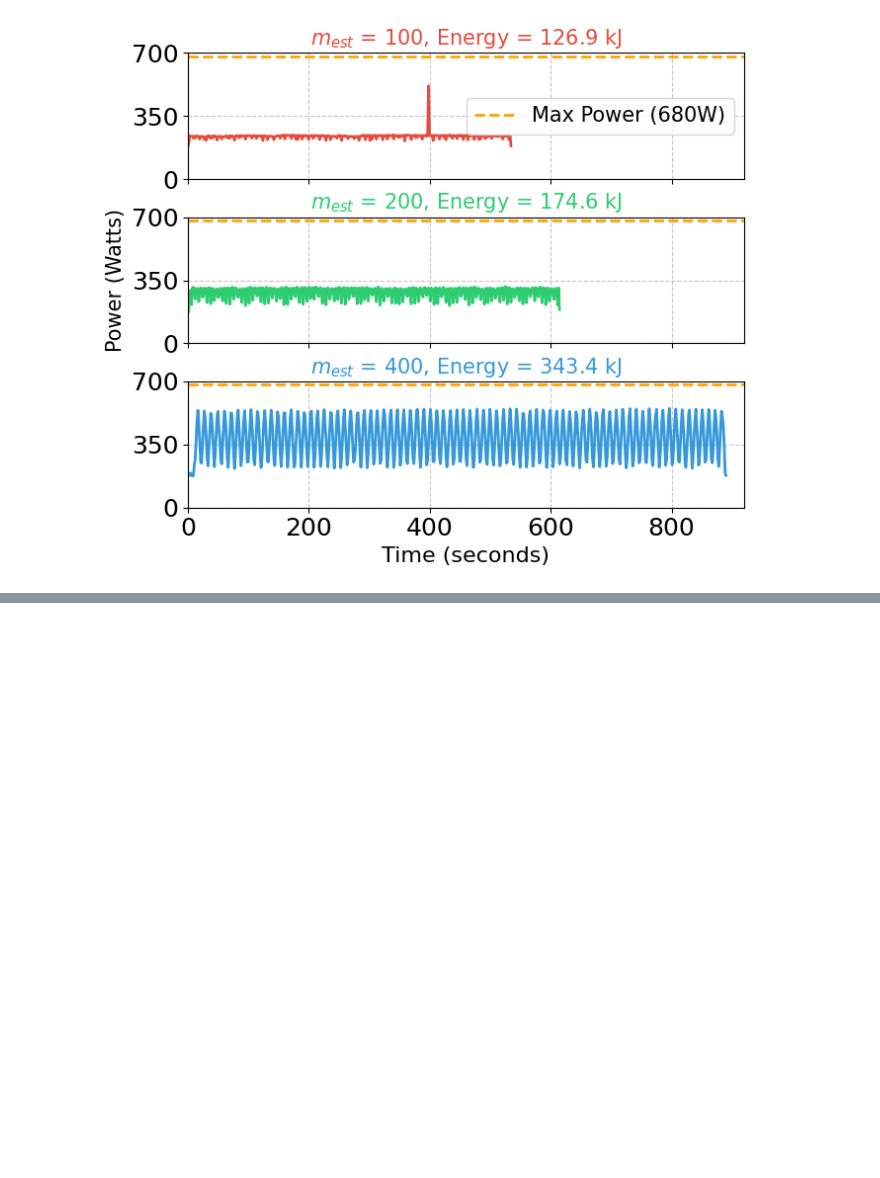
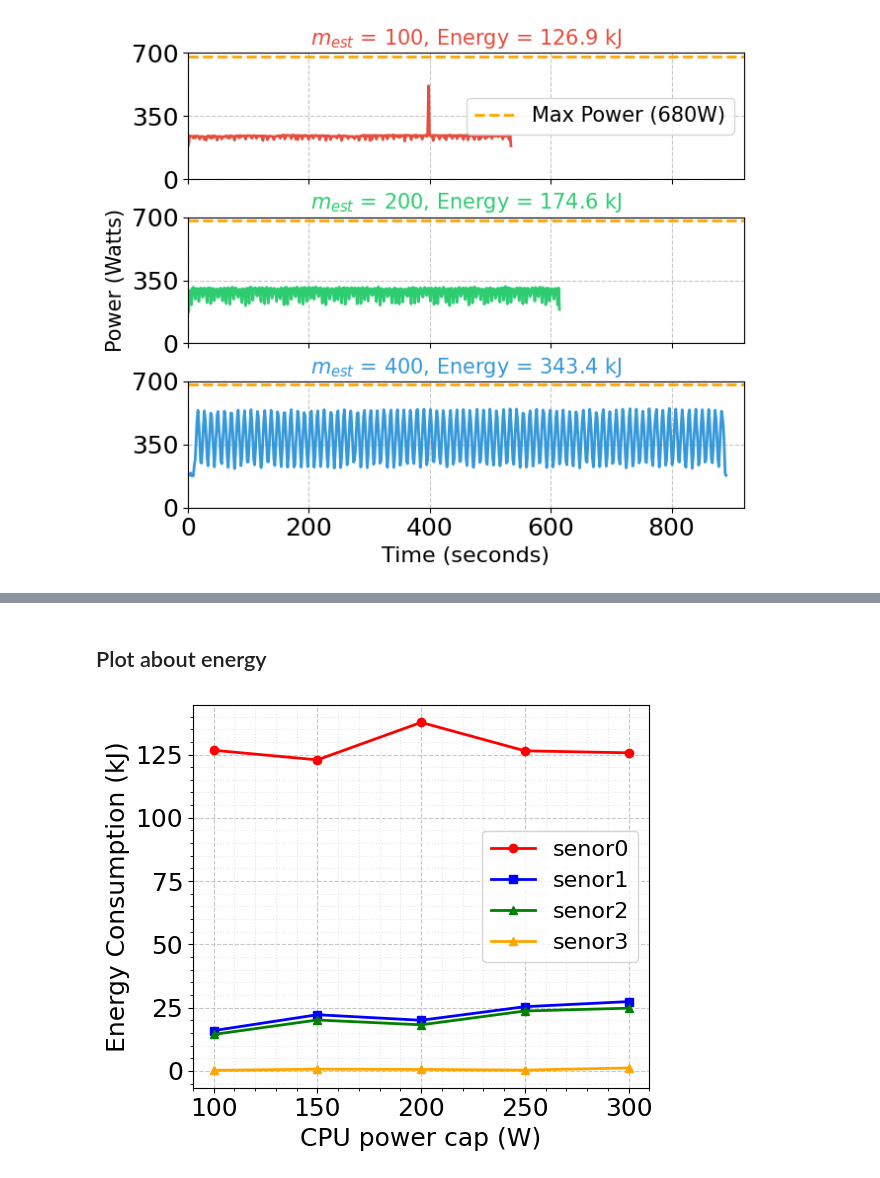
Before and after one commit to paper-code1/VecchiaConditionalExtremes, a Jupyter notebook: experiments/PerformanceVisu_GH200_scaling.ipynb, the cells around one changed output, grey strips where cells are left out. Saved outputs shown, nothing was run; the diff lists cells and outputs as text; code cells hidden in the pictures; blank space fills up the shorter version.

Commit message:
[INFO] JEDI power jpwr v3

```diff
--- a/experiments/PerformanceVisu_GH200_scaling.ipynb
+++ b/experiments/PerformanceVisu_GH200_scaling.ipynb
@@ -753,0 +768,2 @@ plot_power_consumption(start_time=0, end_time=920)
+# %% [markdown]
+## Plot about energy
@@ -753,0 +778,55 @@ plot_power_consumption(start_time=0, end_time=920)
+# %%
+import matplotlib.pyplot as plt
+import numpy as np
+
+plt.rcParams.update({'font.size': 18})
+
+# Data from your notebook
+x = [100, 150, 200, 250, 300]
+energy_summary = {
+    "sensor0": [126.67418740492562, 122.88791816947929, 137.68894978656067, 126.4578644591868, 125.66472649104574],
+    "sensor1": [15.91010461013403, 22.186361983641582, 19.9988478678045, 25.362518678085074, 27.37552341110044],
+    "sensor2": [14.40263277678046, 20.104878502254685, 18.20652598104649, 23.662719927032654, 24.77588674785349],
+    "sensor3": [0.2191563810783624, 0.6713741456855666, 0.5693206443542241, 0.3160777964286671, 1.1655800502740674],
+}
+# Setup the figure and axis
+plt.figure(figsize=(6, 5))
+# colors = ['#e74c3c', '#2ecc71', '#3498db']
+colors = ['red', 'blue', 'green', 'orange']
+
+# Plot GH total energy data
+plt.plot(x, np.asarray(energy_summary["sensor0"]) , 'o-', label=r'senor0', linewidth=2,
+            color=colors[0])
+plt.plot(x, np.asarray(energy_summary["sensor1"]) , 's-', label=r'senor1', linewidth=2,
+            color=colors[1])
+plt.plot(x, np.asarray(energy_summary["sensor2"]) , '^-', label=r'senor2', linewidth=2,
+            color=colors[2])
+plt.plot(x, np.asarray(energy_summary["sensor3"]) , '^-', label=r'senor3', linewidth=2,
+            color=colors[3])
+
+# Customize the plot
+plt.grid(True, linestyle='--', alpha=0.7)
+plt.xlabel('CPU power cap (W)')
+plt.ylabel('Energy Consumption (kJ)')
+
+# # Add title based on which data is being plotted
+# title = 'Total GH200 Energy Consumption' if total_power_tag else 'GPU Energy Consumption (Socket 0)'
+# plt.title(title, fontsize=14, pad=15)
+
+# Customize legend
+plt.legend(fontsize=16)
+
+# # Customize ticks
+# plt.xticks(x, fontsize=10)
+# plt.yticks(fontsize=10)
+
+# Add minor gridlines
+plt.minorticks_on()
+plt.grid(True, which='minor', linestyle=':', alpha=0.3)
+
+# Adjust layout to prevent label cutoff
+plt.tight_layout()
+plt.savefig(f'./fig/energy_consumption_GH200_cpu_sensor.pdf', bbox_inches='tight')
+plt.show()
+# %% [output]
+[figure, added]
```
Also changed, not shown: parts of 5 cells of this notebook, 4 other files.
